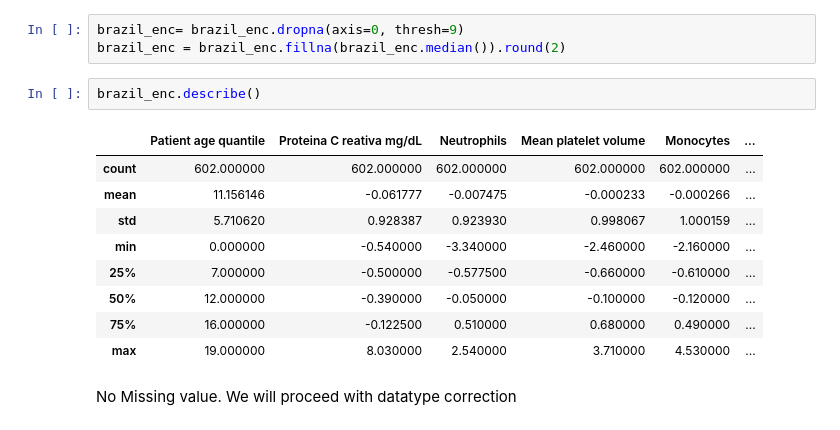
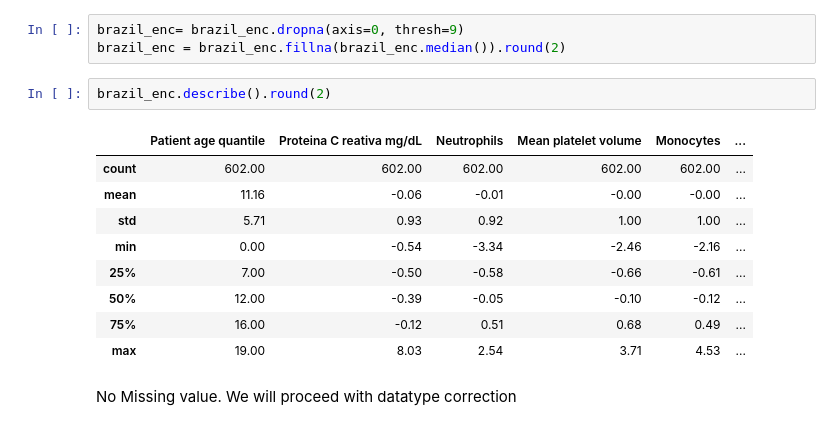
Before and after one commit to dnewton090/covid19-diagnostics, a Jupyter notebook: BrazilDecisionTree.ipynb, the cells around one changed output. Saved outputs shown, nothing was run; the diff lists cells and outputs as text.

```diff
--- a/making_decision_tree_assignment 2.ipynb
+++ b/BrazilDecisionTree.ipynb
@@ -68,17 +68,17 @@ Dropping NaN value and replacing with median
 brazil_enc= brazil_enc.dropna(axis=0, thresh=9)
 brazil_enc = brazil_enc.fillna(brazil_enc.median()).round(2)
 # %%
-brazil_enc.describe()
+brazil_enc.describe().round(2)
 # %% [output]
 |  | Patient age quantile | Proteina C reativa mg/dL | Neutrophils | Mean platelet volume | Monocytes | ... |
-| count | 602.000000 | 602.000000 | 602.000000 | 602.000000 | 602.000000 | ... |
-| mean | 11.156146 | -0.061777 | -0.007475 | -0.000233 | -0.000266 | ... |
-| std | 5.710620 | 0.928387 | 0.923930 | 0.998067 | 1.000159 | ... |
-| min | 0.000000 | -0.540000 | -3.340000 | -2.460000 | -2.160000 | ... |
-| 25% | 7.000000 | -0.500000 | -0.577500 | -0.660000 | -0.610000 | ... |
-| 50% | 12.000000 | -0.390000 | -0.050000 | -0.100000 | -0.120000 | ... |
-| 75% | 16.000000 | -0.122500 | 0.510000 | 0.680000 | 0.490000 | ... |
-| max | 19.000000 | 8.030000 | 2.540000 | 3.710000 | 4.530000 | ... |
+| count | 602.00 | 602.00 | 602.00 | 602.00 | 602.00 | ... |
+| mean | 11.16 | -0.06 | -0.01 | -0.00 | -0.00 | ... |
+| std | 5.71 | 0.93 | 0.92 | 1.00 | 1.00 | ... |
+| min | 0.00 | -0.54 | -3.34 | -2.46 | -2.16 | ... |
+| 25% | 7.00 | -0.50 | -0.58 | -0.66 | -0.61 | ... |
+| 50% | 12.00 | -0.39 | -0.05 | -0.10 | -0.12 | ... |
+| 75% | 16.00 | -0.12 | 0.51 | 0.68 | 0.49 | ... |
+| max | 19.00 | 8.03 | 2.54 | 3.71 | 4.53 | ... |
 # %% [markdown]
 No Missing value. We will proceed with datatype correction
 # %%
```
Also changed, not shown: parts of 4 cells of this notebook, 1 other file.
